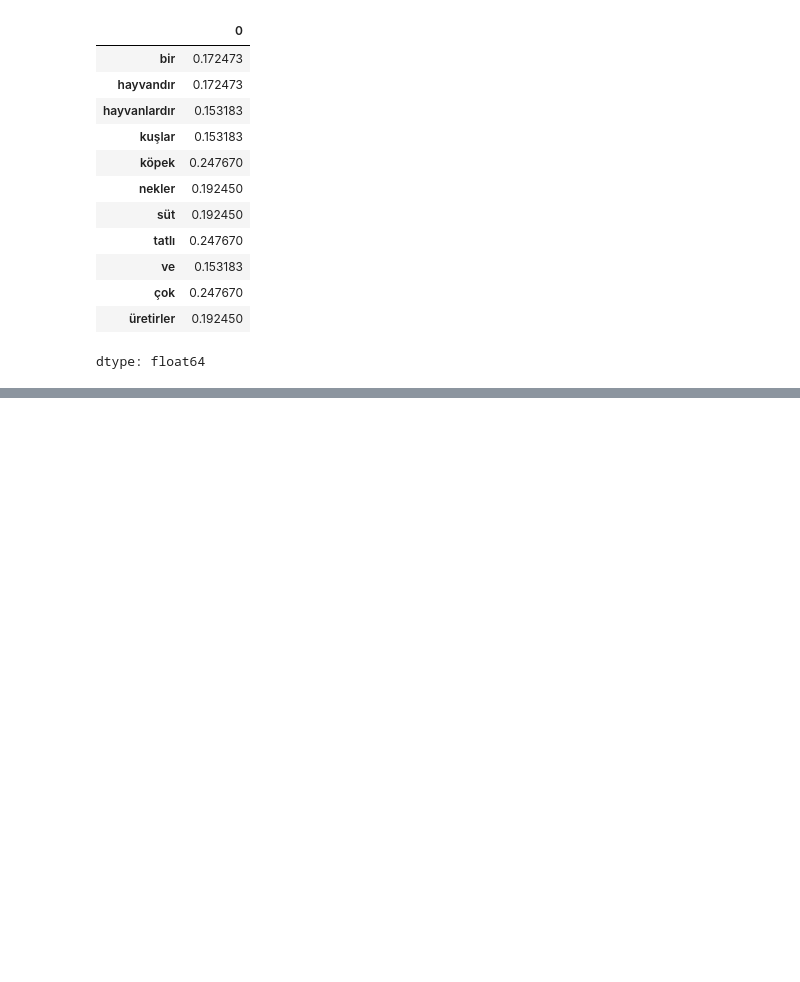
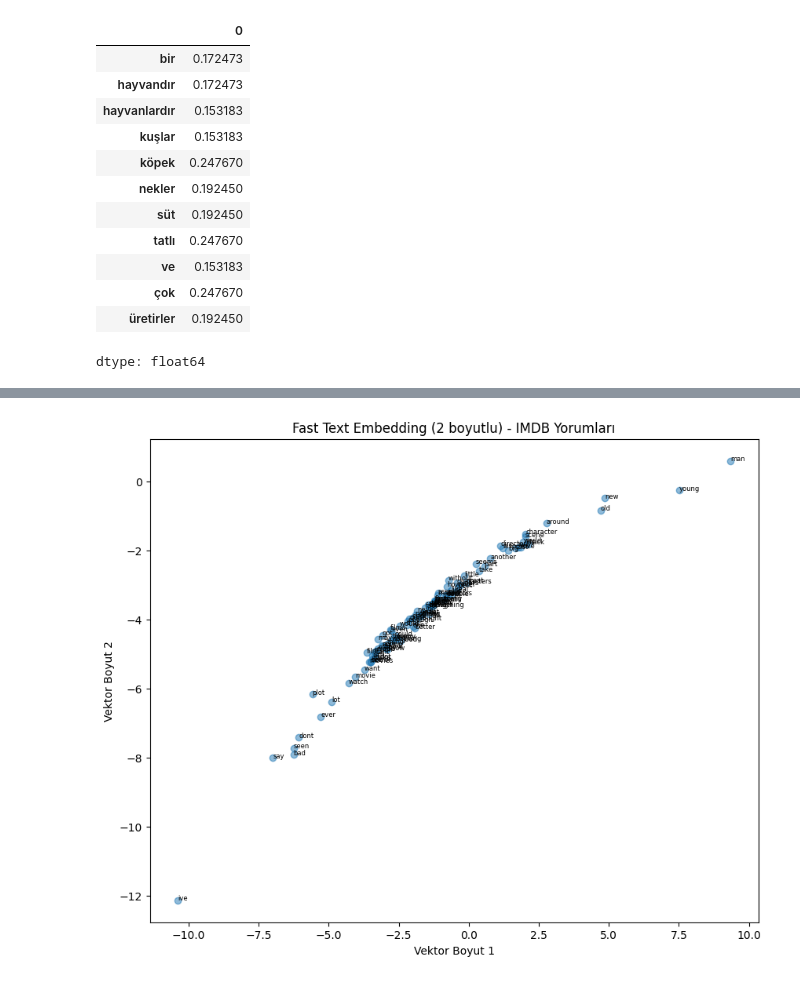
Before and after one commit to ArsenLupen53/GYZU-BTK-codespace, a Jupyter notebook: öznitelik_çıkarma/metinlerden_oznitelik_cikarma.ipynb, the cells around one changed output, grey strips where cells are left out. Drawn from its saved outputs; the diff is of its cells as text; code cells hidden in the pictures; blank space fills up the shorter version.

```diff
--- a/öznitelik_çıkarma/metinlerden_oznitelik_cikarma.ipynb
+++ b/öznitelik_çıkarma/metinlerden_oznitelik_cikarma.ipynb
@@ -234,0 +376,37 @@ dtype: float64
+# %%
+# yorumları temizle
+temiz_yorumlar = [metin_temizle(y) for y in yorumlar]
+# %%
+# tokenizasyon
+tokenize_yorumlar = [simple_preprocess(y) for y in temiz_yorumlar]
+# %%
+# fast text
+fasttext_model = FastText(
+    sentences = tokenize_yorumlar,
+    vector_size = 2, #doğrudan 2 boyutlu embedding
+    window = 5,
+    min_count = 3, # çok az geçen kelimeleri alma
+    sg = 0 # 1: skip gram
+)
+# %%
+# kelime vektörlerini al
+kelime_vektorleri = fasttext_model.wv
+kelimeler = list(kelime_vektorleri.index_to_key)[:100]
+vektorler = [kelime_vektorleri[w] for w in kelimeler]
+# %%
+# görselleştirme
+plt.figure(figsize= (10,8))
+plt.scatter(
+    [v[0] for v in vektorler],
+    [v[1] for v in vektorler],
+    alpha = 0.5
+)
+for i,kelime in enumerate(kelimeler):
+  plt.text(vektorler[i][0], vektorler[i][1],kelime,fontsize=6)
+
+plt.title("Fast Text Embedding (2 boyutlu) - IMDB Yorumları")
+plt.xlabel("Vektor Boyut 1")
+plt.ylabel("Vektor Boyut 2")
+plt.show()
+# %% [output]
+[figure, added]
```
Also changed, not shown: parts of 18 cells of this notebook.
